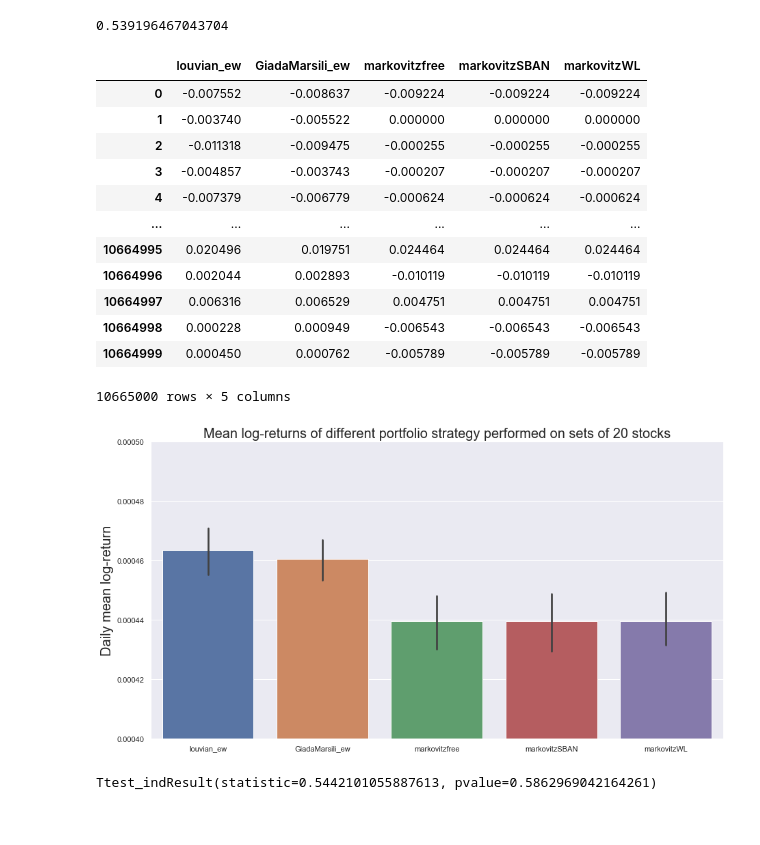
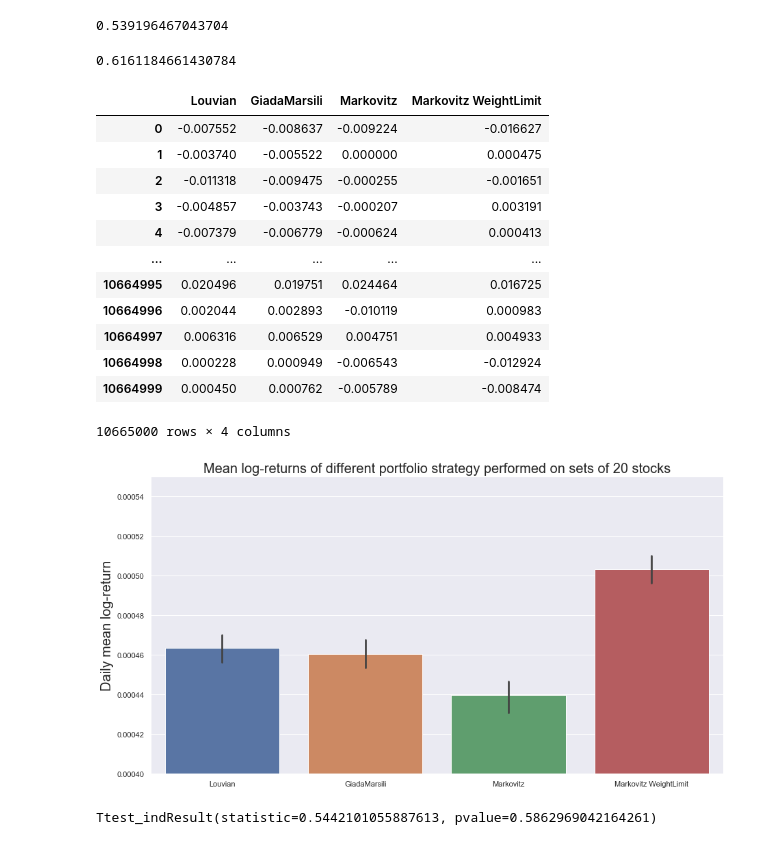
Before and after one commit to MauroLeidi/FinantialBigData, a Jupyter notebook: Clustering_analysis.ipynb, the cells around one changed output. Cells and saved outputs as stored; diff of their text form; code cells hidden in the pictures.

```diff
--- a/Clustering_analysis.ipynb
+++ b/Clustering_analysis.ipynb
@@ -876,6 +859,10 @@ find_annualized_sharpe_rateo(df2)
 find_annualized_sharpe_rateo(df3)
 # %% [output]
 0.539196467043704
+# %%
+find_annualized_sharpe_rateo(df5)
+# %% [output]
+0.6161184661430784
 # %%
 df1 = pd.read_csv('logreg_S_lou_ewew.csv')
 df1 = df1['0']
@@ -892,29 +879,31 @@ df4 = df4['0']
 df5 = pd.read_csv('logreg_S_MK_weigthslimit.csv')
 df5 = df5['0']
 # %%
-dataf_to_plot = pd.concat([df1, df2,df3,df4,df5], axis=1)
-dataf_to_plot.columns = ['louvian_ew','GiadaMarsili_ew','markovitzfree','markovitzSBAN','markovitzWL']
+# dataf_to_plot = pd.concat([df1, df2,df3,df4,df5], axis=1)
+# dataf_to_plot.columns = ['Louvian','GiadaMarsili','Markovitz','Markovitz ShortBan','Markovitz WeightLimit']
+dataf_to_plot = pd.concat([df1, df2,df3,df5], axis=1)
+dataf_to_plot.columns = ['Louvian','GiadaMarsili','Markovitz','Markovitz WeightLimit']
 display(dataf_to_plot)
 sns.set(rc = {'figure.figsize':(15,8)})
 ax = sns.barplot(data=dataf_to_plot, estimator= np.mean, ci=95, n_boot=200, units=None, palette=None, saturation=0.75, errcolor='.26')
 ax.set_title('Mean log-returns of different portfolio strategy performed on sets of 20 stocks',fontsize = 20)
-ax.set(ylim=(0.0004, 0.0005))
+ax.set(ylim=(0.0004, 0.00055))
 ax.set_ylabel("Daily mean log-return",fontsize = 20);
 # %% [output]
-|  | louvian_ew | GiadaMarsili_ew | markovitzfree | markovitzSBAN | markovitzWL |
-| 0 | -0.007552 | -0.008637 | -0.009224 | -0.009224 | -0.009224 |
-| 1 | -0.003740 | -0.005522 | 0.000000 | 0.000000 | 0.000000 |
-| 2 | -0.011318 | -0.009475 | -0.000255 | -0.000255 | -0.000255 |
-| 3 | -0.004857 | -0.003743 | -0.000207 | -0.000207 | -0.000207 |
-| 4 | -0.007379 | -0.006779 | -0.000624 | -0.000624 | -0.000624 |
-| ... | ... | ... | ... | ... | ... |
-| 10664995 | 0.020496 | 0.019751 | 0.024464 | 0.024464 | 0.024464 |
-| 10664996 | 0.002044 | 0.002893 | -0.010119 | -0.010119 | -0.010119 |
-| 10664997 | 0.006316 | 0.006529 | 0.004751 | 0.004751 | 0.004751 |
-| 10664998 | 0.000228 | 0.000949 | -0.006543 | -0.006543 | -0.006543 |
-| 10664999 | 0.000450 | 0.000762 | -0.005789 | -0.005789 | -0.005789 |
+|  | Louvian | GiadaMarsili | Markovitz | Markovitz WeightLimit |
+| 0 | -0.007552 | -0.008637 | -0.009224 | -0.016627 |
+| 1 | -0.003740 | -0.005522 | 0.000000 | 0.000475 |
+| 2 | -0.011318 | -0.009475 | -0.000255 | -0.001651 |
+| 3 | -0.004857 | -0.003743 | -0.000207 | 0.003191 |
+| 4 | -0.007379 | -0.006779 | -0.000624 | 0.000413 |
+| ... | ... | ... | ... | ... |
+| 10664995 | 0.020496 | 0.019751 | 0.024464 | 0.016725 |
+| 10664996 | 0.002044 | 0.002893 | -0.010119 | 0.000983 |
+| 10664997 | 0.006316 | 0.006529 | 0.004751 | 0.004933 |
+| 10664998 | 0.000228 | 0.000949 | -0.006543 | -0.012924 |
+| 10664999 | 0.000450 | 0.000762 | -0.005789 | -0.008474 |
-10665000 rows × 5 columns
+10665000 rows × 4 columns
-[figure, old version]
+[figure, new version]
 # %%
 scipy.stats.ttest_ind(df1, df2)
 # %% [output]
```
Also changed, not shown: parts of 26 cells of this notebook, 1 other file.
